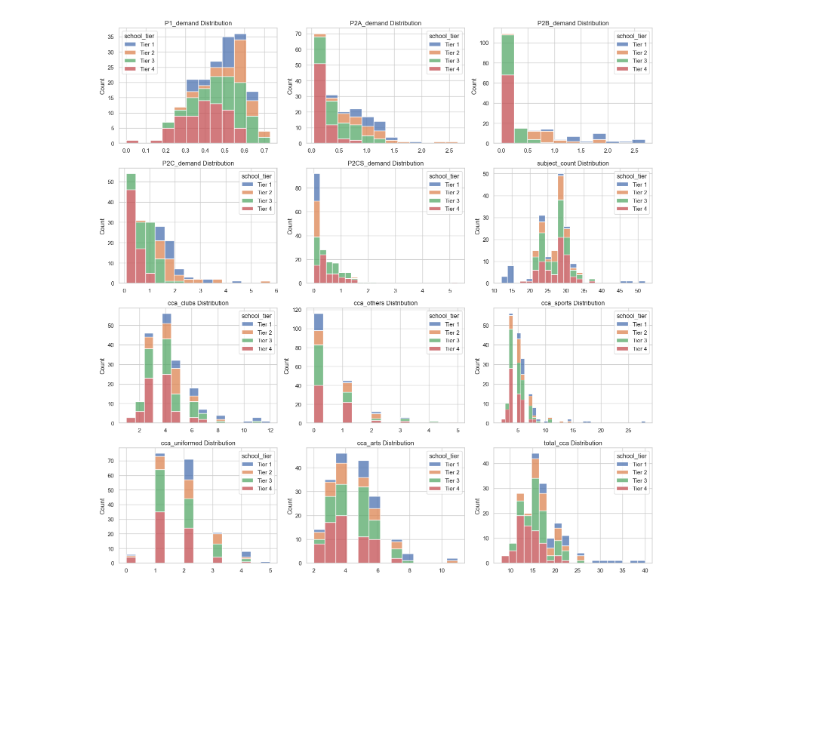
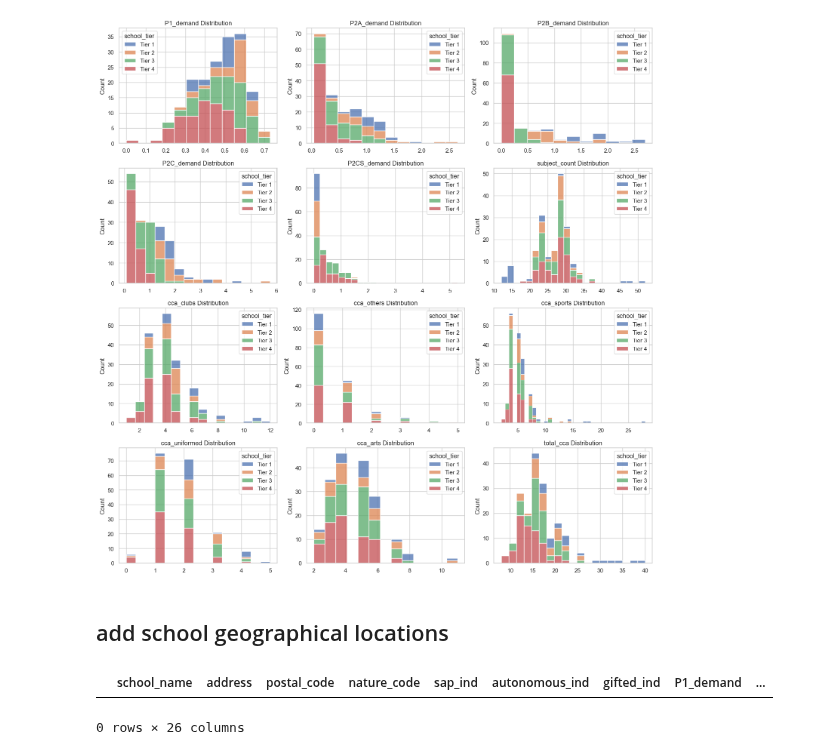
Before and after one commit to tingyuliew/DSA4264-Geospatial-Grp4, a Jupyter notebook: school_scoring/school_eda.ipynb, the cells around one changed output. Drawn from its saved outputs; the diff is of its cells as text; code cells hidden in the pictures; blank space fills up the shorter version.

Commit message:
added school locations

```diff
--- a/school_scoring/school_eda.ipynb
+++ b/school_scoring/school_eda.ipynb
@@ -290,3 +295,5 @@ plt.show()
 # also tier 1 schools generally have more ccas
 # %% [output]
 [figure]
+# %% [markdown]
+## add school geographical locations
@@ -292,0 +345,10 @@ plt.show()
+# %%
+sch_loc = pd.DataFrame(schools).T.reset_index()
+sch_loc = sch_loc.rename(columns={"index": "school_name"})
+schools_locations_df = pd.merge(df_school_tiers, sch_loc, on="school_name", how="left")
+# %%
+# check if there are any None locations
+schools_locations_df[schools_locations_df['lat'].isnull()]
+# %% [output]
+|  | school_name | address | postal_code | nature_code | sap_ind | autonomous_ind | gifted_ind | P1_demand | ... |
+0 rows × 26 columns
```
Also changed, not shown: parts of 5 cells of this notebook, 1 other file.
